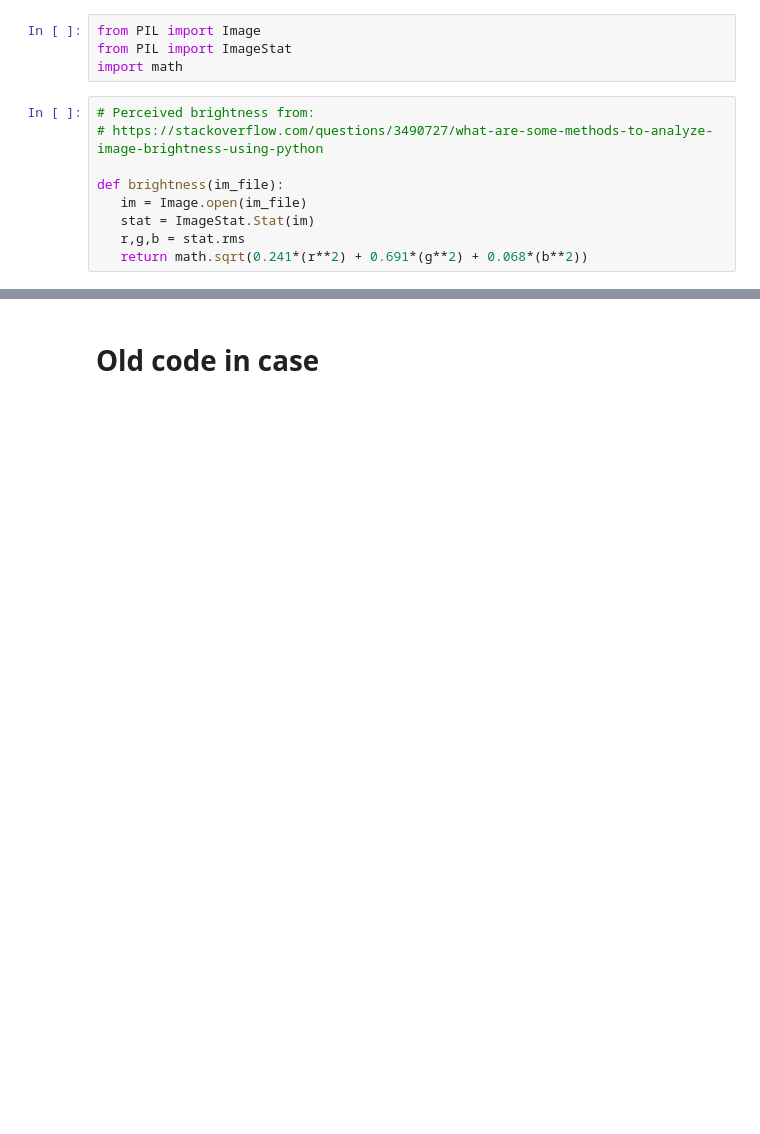
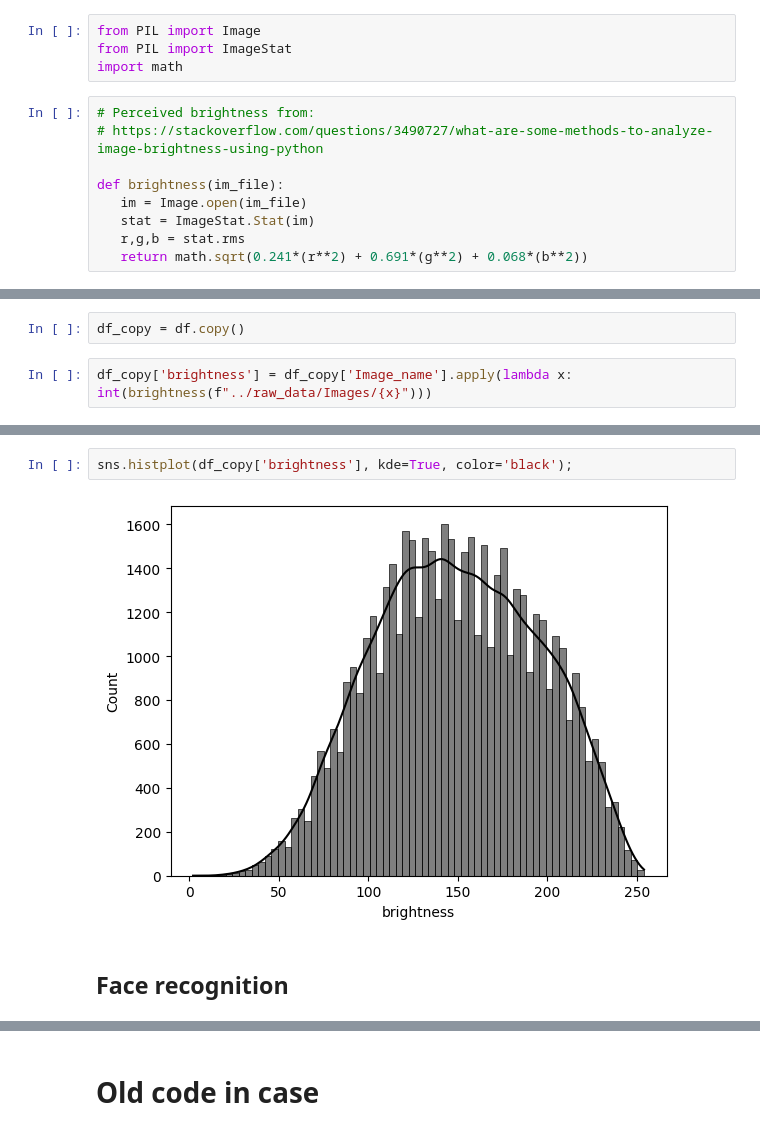
Before and after one commit to NahiaPeschard/wagon_book_cover, a Jupyter notebook: notebooks/nahia_color_extracting.ipynb, the cells around one changed output, grey strips where cells are left out. Drawn from its saved outputs; the diff is of its cells as text; blank space fills up the shorter version.

```diff
--- a/notebooks/nahia_color_extracting.ipynb
+++ b/notebooks/nahia_color_extracting.ipynb
@@ -298,0 +163,4 @@ genre_df.to_csv("../raw_data/Images_concat/genre_df_with_extracted_picture_featu
+# %%
+df_copy = df.copy()
+# %%
+df_copy['brightness'] = df_copy['Image_name'].apply(lambda x: int(brightness(f"../raw_data/Images/{x}")))
@@ -298,0 +186,6 @@ genre_df.to_csv("../raw_data/Images_concat/genre_df_with_extracted_picture_featu
+# %%
+sns.histplot(df_copy['brightness'], kde=True, color='black');
+# %% [output]
+[figure, added]
+# %% [markdown]
+## Face recognition
```
Also changed, not shown: parts of 70 cells of this notebook.
